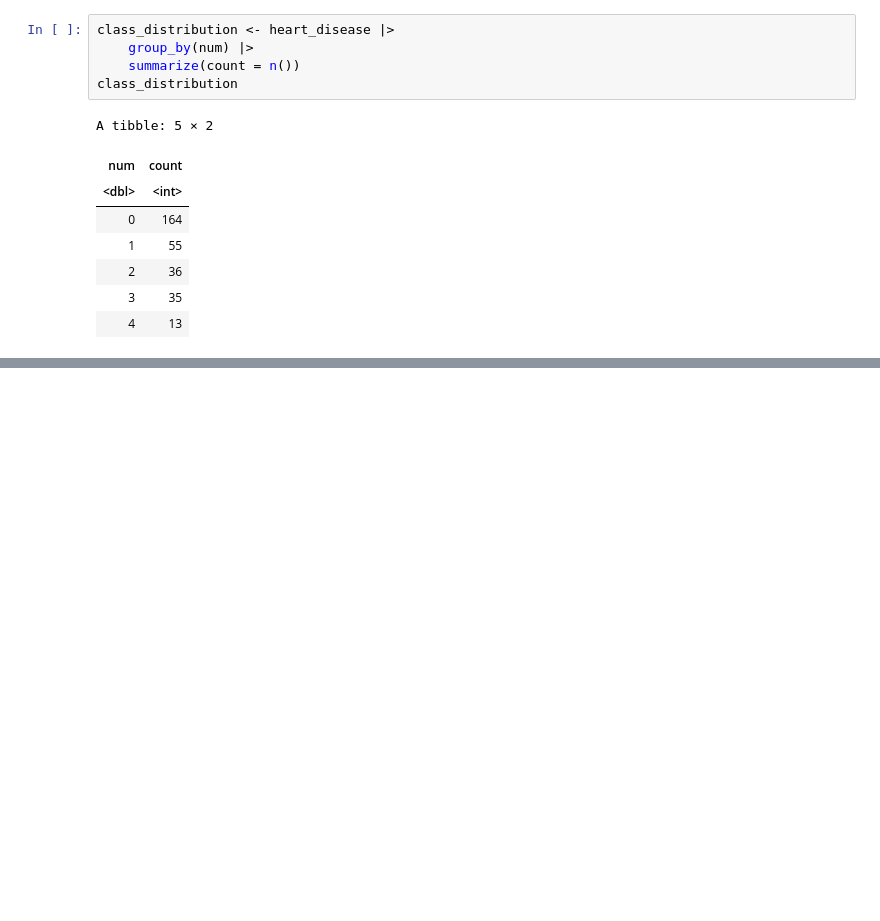
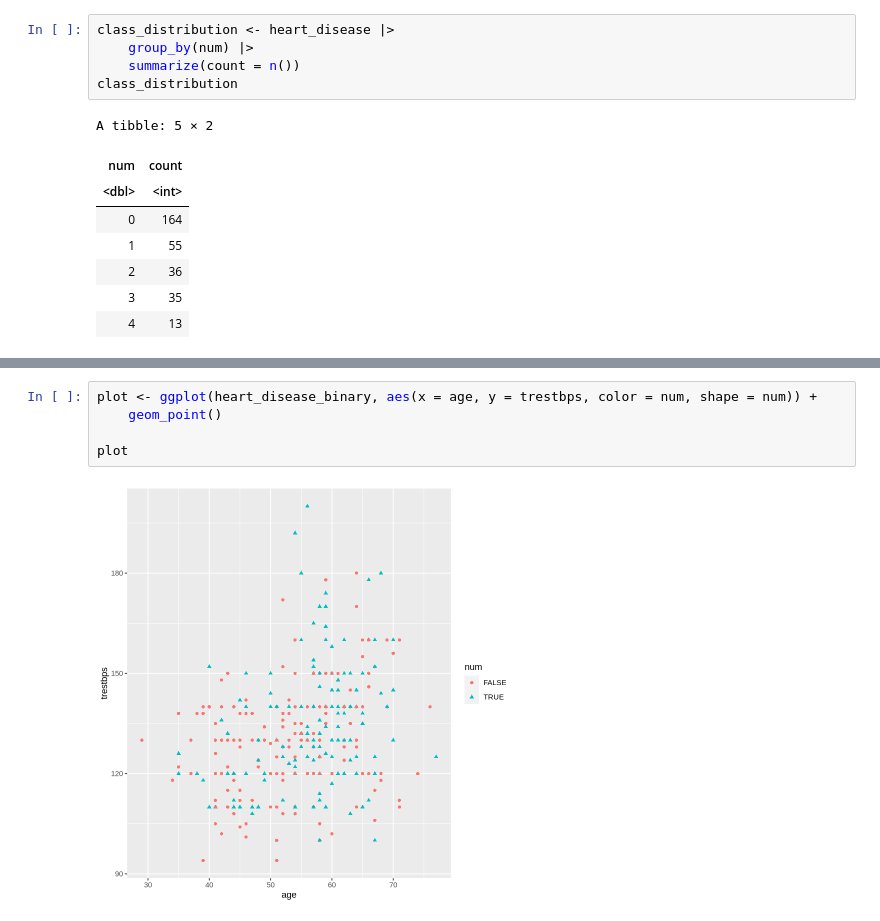
Before and after one commit to wtarit/dsci-100-project, a Jupyter notebook: group_proposal.ipynb, the cells around one changed output, grey strips where cells are left out. Drawn from its saved outputs; the diff is of its cells as text; blank space fills up the shorter version.

```diff
--- a/group_proposal.ipynb
+++ b/group_proposal.ipynb
@@ -63,0 +74,7 @@ A tibble: 5 × 2
+# %%
+plot <- ggplot(heart_disease_binary, aes(x = age, y = trestbps, color = num, shape = num)) +
+    geom_point()
+
+plot
+# %% [output]
+[figure, added]
```
Also changed, not shown: parts of 10 cells of this notebook.
